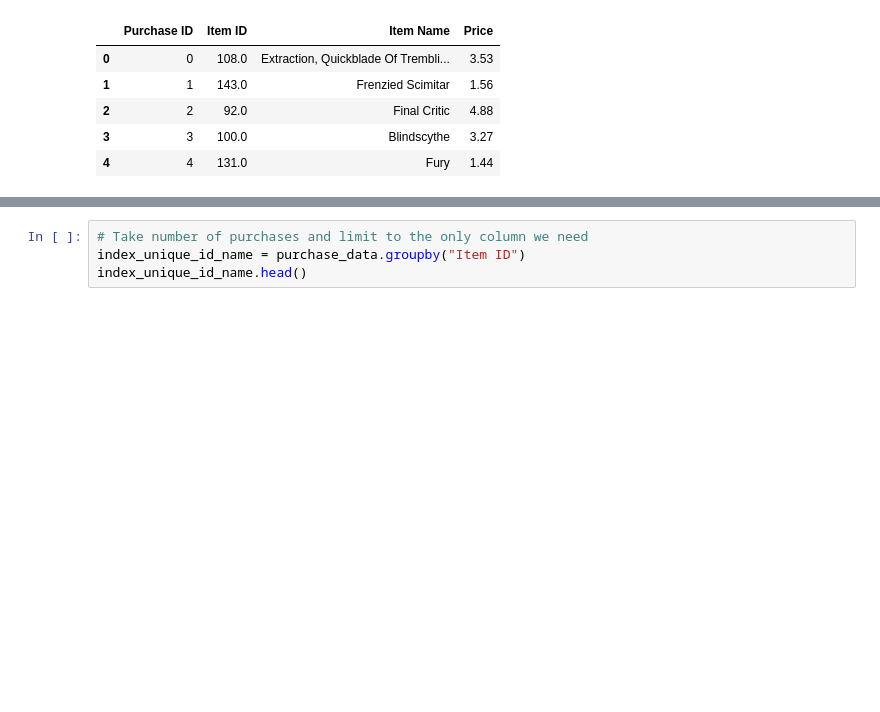
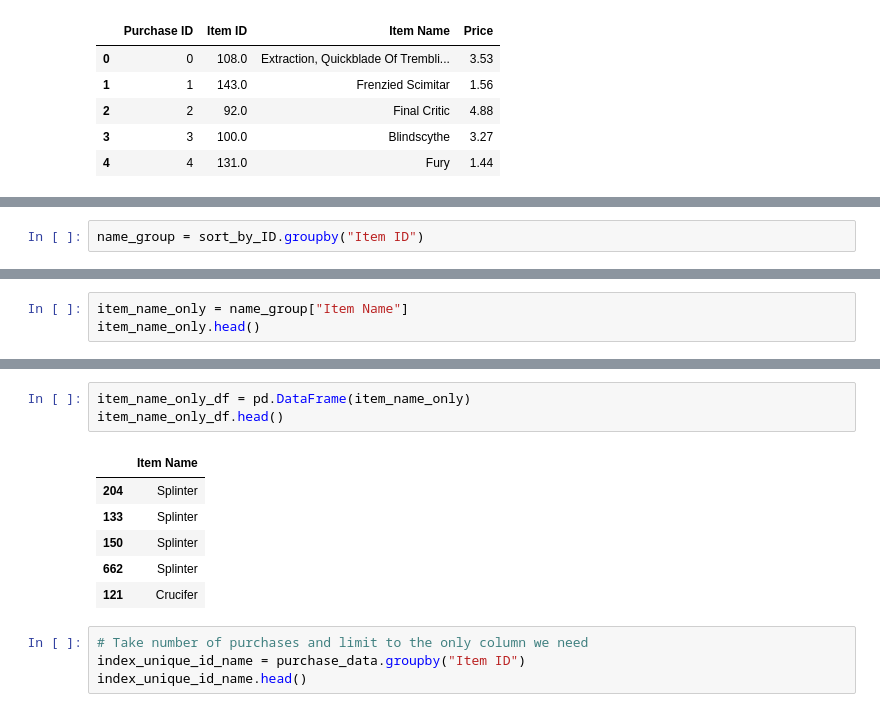
Before and after one commit to Navilongo/Video-Game-DLC-Analytics, a Jupyter notebook: HeroesOfPymoli/Heroes_code.ipynb, the cells around one changed output, grey strips where cells are left out. Cells and saved outputs as stored; diff of their text form; blank space fills up the shorter version.

```diff
--- a/HeroesOfPymoli/Heroes_code.ipynb
+++ b/HeroesOfPymoli/Heroes_code.ipynb
@@ -671,3 +671,5 @@ sort_by_ID.head()
 | 150 | 150 | 0.0 | Splinter | 1.28 |
 | 662 | 662 | 0.0 | Splinter | 1.28 |
 | 121 | 121 | 1.0 | Crucifer | 3.26 |
+# %%
+name_group = sort_by_ID.groupby("Item ID")
@@ -673,0 +678,3 @@ sort_by_ID.head()
+# %%
+item_name_only = name_group["Item Name"]
+item_name_only.head()
@@ -674,3 +694,13 @@ sort_by_ID.head()
+# %%
+item_name_only_df = pd.DataFrame(item_name_only)
+item_name_only_df.head()
+# %% [output]
+|  | Item Name |
+| 204 | Splinter |
+| 133 | Splinter |
+| 150 | Splinter |
+| 662 | Splinter |
+| 121 | Crucifer |
 # %%
 # Take number of purchases and limit to the only column we need
 index_unique_id_name = purchase_data.groupby("Item ID")
```
Also changed, not shown: parts of 3 cells of this notebook.
